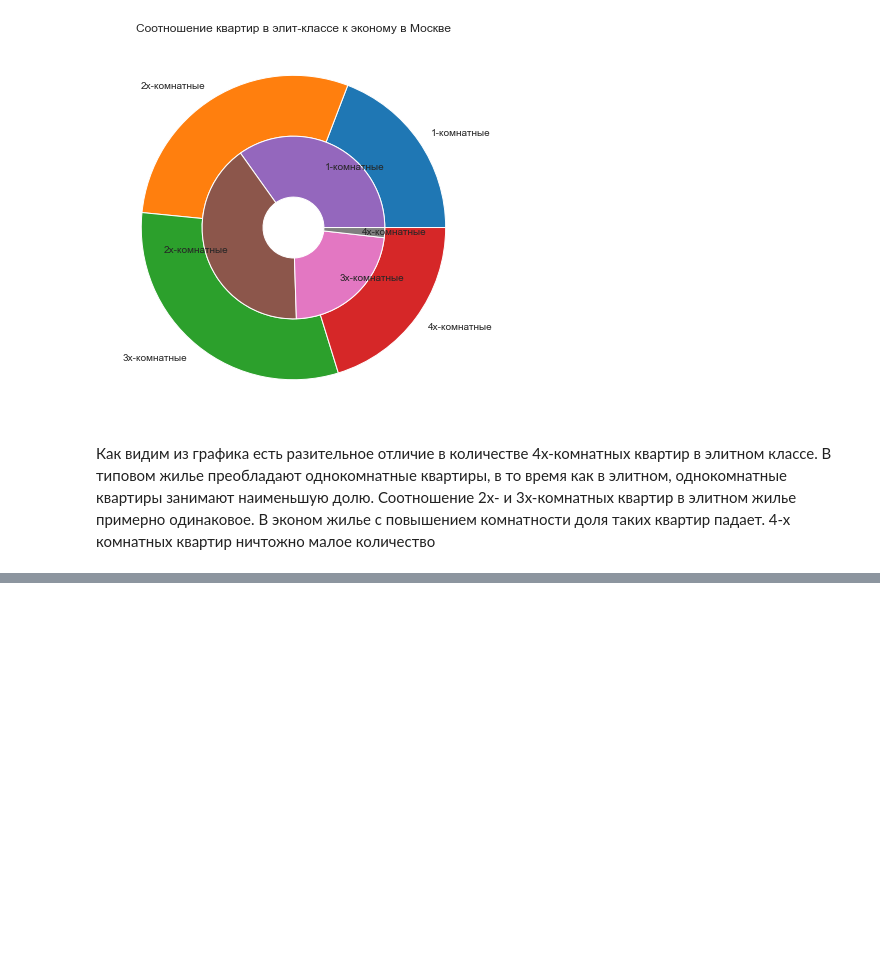
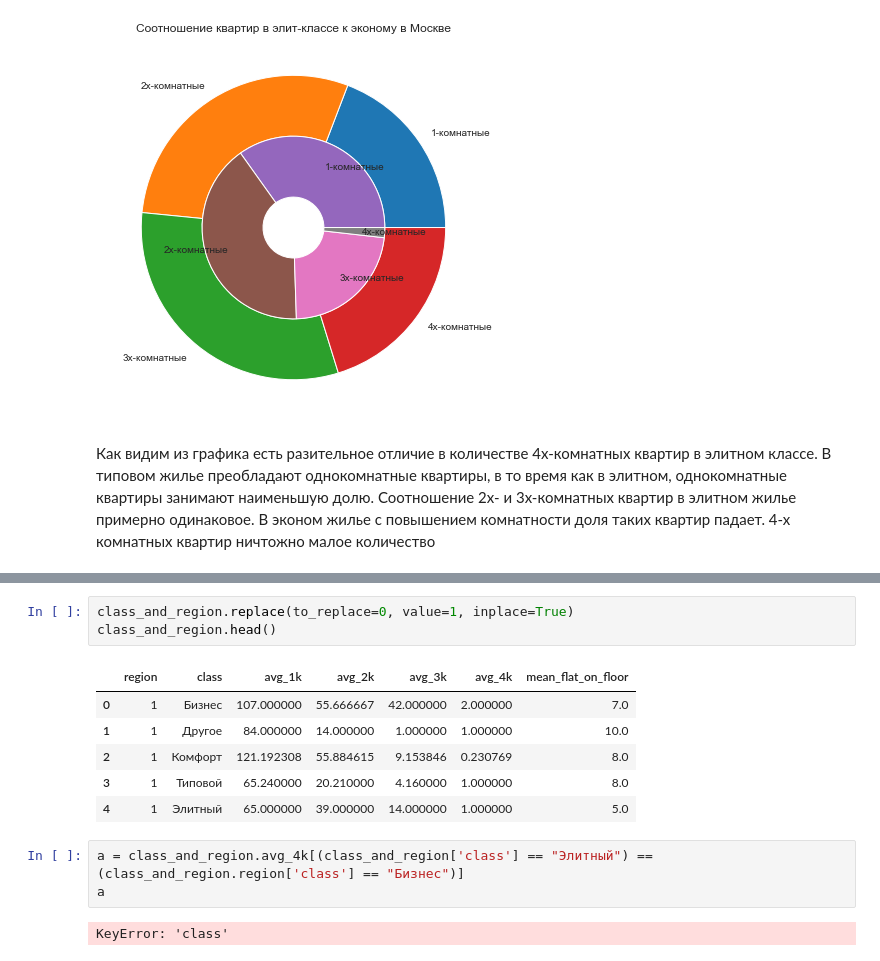
Before and after one commit to Dmilis/DS_student, a Jupyter notebook: Homework2.ipynb, the cells around one changed output, grey strips where cells are left out. Saved outputs shown, nothing was run; the diff lists cells and outputs as text; blank space fills up the shorter version.

```diff
--- a/Homework2.ipynb
+++ b/Homework2.ipynb
@@ -422,0 +451,15 @@ plt.show()
+# %%
+class_and_region.replace(to_replace=0, value=1, inplace=True)
+class_and_region.head()
+# %% [output]
+|  | region | class | avg_1k | avg_2k | avg_3k | avg_4k | mean_flat_on_floor |
+| 0 | 1 | Бизнес | 107.000000 | 55.666667 | 42.000000 | 2.000000 | 7.0 |
+| 1 | 1 | Другое | 84.000000 | 14.000000 | 1.000000 | 1.000000 | 10.0 |
+| 2 | 1 | Комфорт | 121.192308 | 55.884615 | 9.153846 | 0.230769 | 8.0 |
+| 3 | 1 | Типовой | 65.240000 | 20.210000 | 4.160000 | 1.000000 | 8.0 |
+| 4 | 1 | Элитный | 65.000000 | 39.000000 | 14.000000 | 1.000000 | 5.0 |
+# %%
+a = class_and_region.avg_4k[(class_and_region['class'] == "Элитный") == (class_and_region.region['class'] == "Бизнес")]
+a
+# %% [output]
+KeyError: 'class'
```
Also changed, not shown: parts of 9 cells of this notebook, 34 other files.
